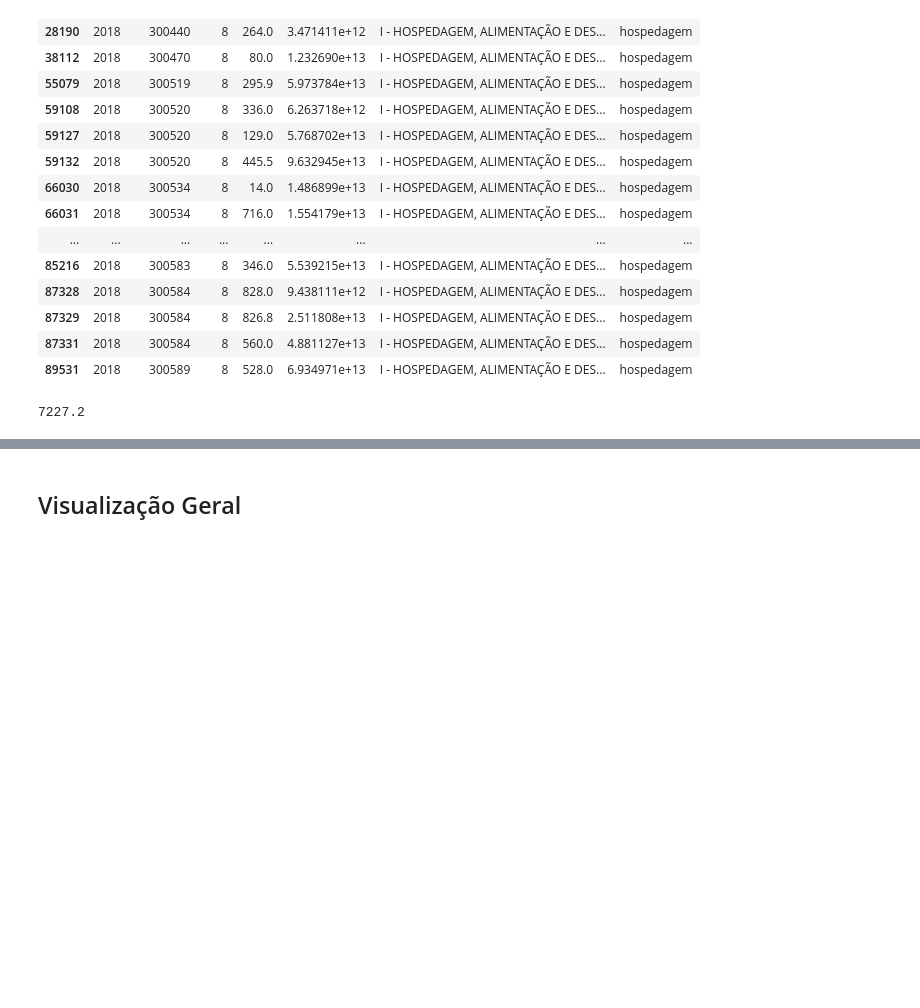
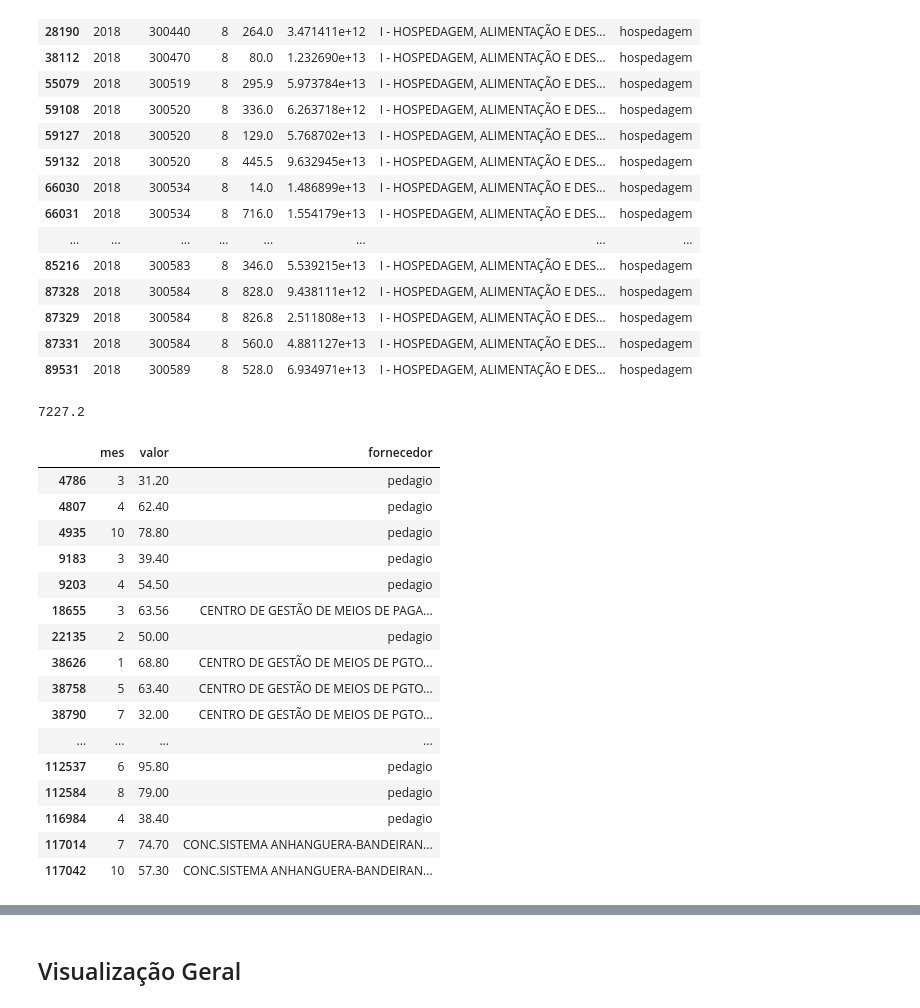
Before and after one commit to giobritos/soul_code_python, a Jupyter notebook: ED7-Exercícios-PT10.ipynb, the cells around one changed output, grey strips where cells are left out. Cells and saved outputs as stored; diff of their text form; code cells hidden in the pictures; blank space fills up the shorter version.

```diff
--- a/ED7-Exercícios-PT10.ipynb
+++ b/ED7-Exercícios-PT10.ipynb
@@ -1966,3 +2017,42 @@ dfhospago2018
 sum(dfhospago2018.valor)
 # %% [output]
 7227.2
+# %%
+# filtro por matricula
+ftmatricula = df.matricula == 300098
+dfmatricula = df.loc[ftmatricula]
+# filtro por ano
+ft2020 = df.ano == 2020
+df2020 = df.loc[ft2020]
+# filtro por range de valor
+ftvalor = (df.valor > 25) & (df.valor < 100)
+dfvalor = df.loc[ftvalor]
+# filtro por tipo
+fttipo = df.tipo == 'C - MATERIAIS E SERVIÇOS DE MANUT E CONSERV DE VEÍCULOS ; PEDÁGIOS'
+dftipo = df.loc[fttipo]
+# filtro por fornecedor
+ftfornecedor = df.fornecedor.isin(['pedagio', 'hospedagem', 'combustivel'])
+dffornecedor = df.loc[ftfornecedor]
+# %%
+# criando novo df que veja os gastos da categoria C no range de valor 25-100 do ano 2020
+dfgeral1 = df.loc[ft2020 & ftvalor & fttipo]
+# filtrando para ver apenas as referidas colunas
+dfgeral1[['mes', 'valor', 'fornecedor']]
+# %% [output]
+|  | mes | valor | fornecedor |
+| 4786 | 3 | 31.20 | pedagio |
+| 4807 | 4 | 62.40 | pedagio |
+| 4935 | 10 | 78.80 | pedagio |
+| 9183 | 3 | 39.40 | pedagio |
+| 9203 | 4 | 54.50 | pedagio |
+| 18655 | 3 | 63.56 | CENTRO DE GESTÃO DE MEIOS DE PAGA... |
+| 22135 | 2 | 50.00 | pedagio |
+| 38626 | 1 | 68.80 | CENTRO DE GESTÃO DE MEIOS DE PGTO... |
+| 38758 | 5 | 63.40 | CENTRO DE GESTÃO DE MEIOS DE PGTO... |
+| 38790 | 7 | 32.00 | CENTRO DE GESTÃO DE MEIOS DE PGTO... |
+| ... | ... | ... | ... |
+| 112537 | 6 | 95.80 | pedagio |
+| 112584 | 8 | 79.00 | pedagio |
+| 116984 | 4 | 38.40 | pedagio |
+| 117014 | 7 | 74.70 | CONC.SISTEMA ANHANGUERA-BANDEIRAN... |
+| 117042 | 10 | 57.30 | CONC.SISTEMA ANHANGUERA-BANDEIRAN... |
```
Also changed, not shown: parts of 15 cells of this notebook.
